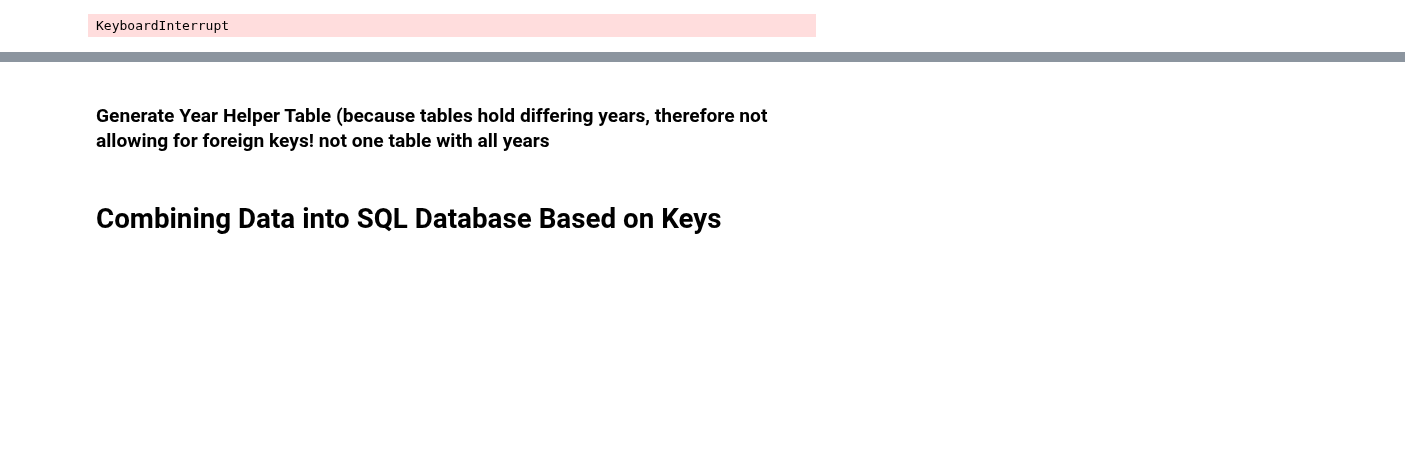
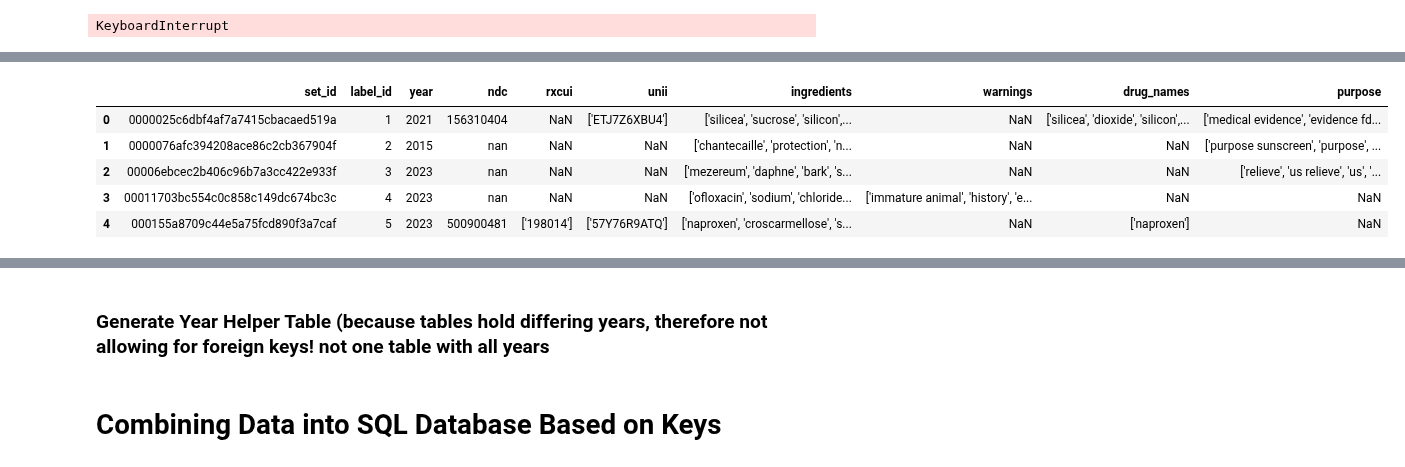
Before and after one commit to teamlunarlanding/Pharma-Drug-Surveillance, a Jupyter notebook: DataProcessing.ipynb, the cells around one changed output, grey strips where cells are left out. Saved outputs shown, nothing was run; the diff lists cells and outputs as text; code cells hidden in the pictures; blank space fills up the shorter version.

Commit message:
FillingNA_DrugMatch

```diff
--- a/DataProcessing.ipynb
+++ b/DataProcessing.ipynb
@@ -2748,0 +2707,3 @@ nan_info(labels_table)
+# %%
+labels_test = pd.read_csv('DataLibrary/labels_table.csv').iloc[0:10,]
+drugs_test = pd.read_csv('DataLibrary/drugs_table.csv').iloc[0:10,]
@@ -2748,0 +2712,11 @@ nan_info(labels_table)
+# %%
+# Function to standardize NDC format
+def remove_punctuation(s):
+    return s.translate(str.maketrans('', '', string.punctuation))
+
+
+# Apply to both dataframes
+labels_test['ndc'] = labels_test['ndc'].astype(str).apply(remove_punctuation)
+manus_table['ndc'] = manus_table['ndc'].astype(str).apply(remove_punctuation)
+labels_test['set_id'] = labels_test['set_id'].astype(str).apply(remove_punctuation)
+manus_table['set_id'] = manus_table['set_id'].astype(str).apply(remove_punctuation)
@@ -2748,0 +2782,9 @@ nan_info(labels_table)
+# %%
+labels_test.head()
+# %% [output]
+|  | set_id | label_id | year | ndc | rxcui | unii | ingredients | warnings | drug_names | purpose |
+| 0 | 0000025c6dbf4af7a7415cbacaed519a | 1 | 2021 | 156310404 | NaN | ['ETJ7Z6XBU4'] | ['silicea', 'sucrose', 'silicon',... | NaN | ['silicea', 'dioxide', 'silicon',... | ['medical evidence', 'evidence fd... |
+| 1 | 0000076afc394208ace86c2cb367904f | 2 | 2015 | nan | NaN | NaN | ['chantecaille', 'protection', 'n... | NaN | NaN | ['purpose sunscreen', 'purpose', ... |
+| 2 | 00006ebcec2b406c96b7a3cc422e933f | 3 | 2023 | nan | NaN | NaN | ['mezereum', 'daphne', 'bark', 's... | NaN | NaN | ['relieve', 'us relieve', 'us', '... |
+| 3 | 00011703bc554c0c858c149dc674bc3c | 4 | 2023 | nan | NaN | NaN | ['ofloxacin', 'sodium', 'chloride... | ['immature animal', 'history', 'e... | NaN | NaN |
+| 4 | 000155a8709c44e5a75fcd890f3a7caf | 5 | 2023 | 500900481 | ['198014'] | ['57Y76R9ATQ'] | ['naproxen', 'croscarmellose', 's... | NaN | ['naproxen'] | NaN |
```
Also changed, not shown: parts of 132 cells of this notebook, 1 other file.
